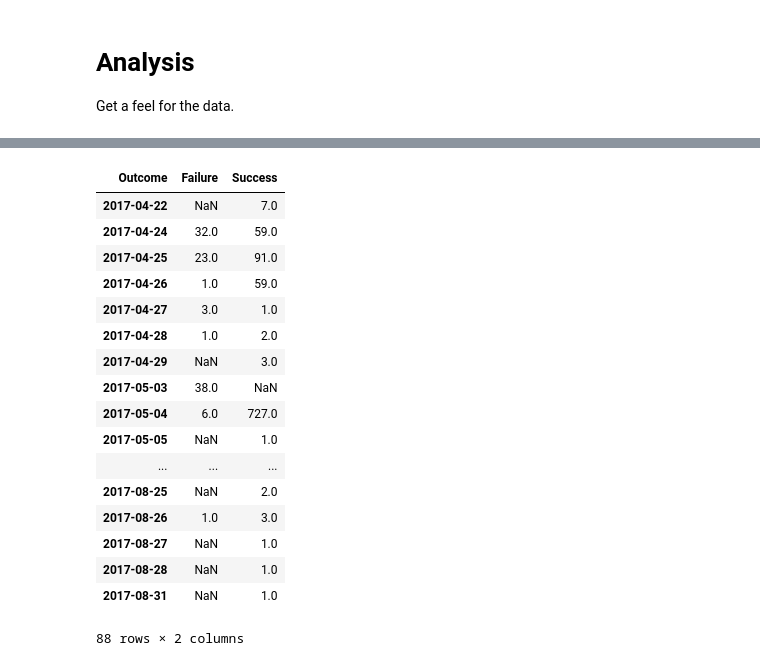
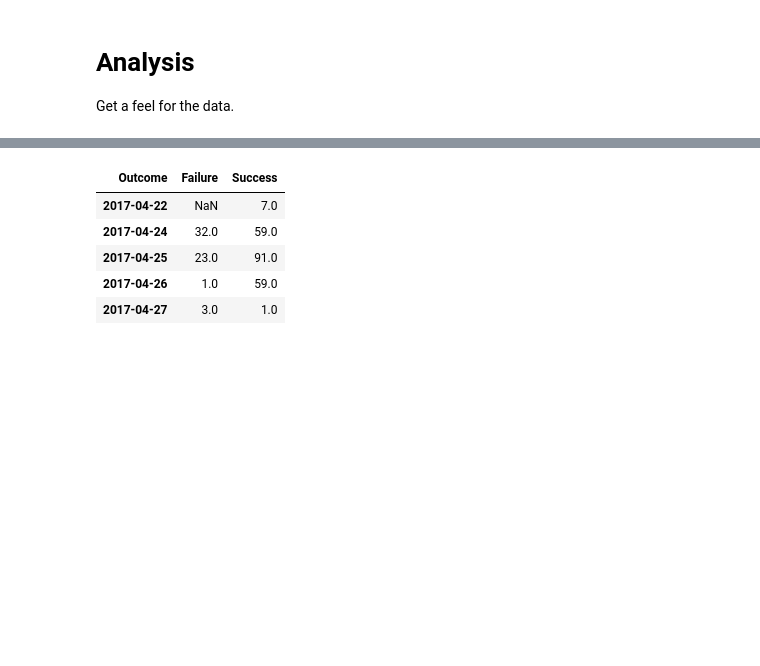
Before and after one commit to apinf/jupyter-api-log-analysis, a Jupyter notebook: API_log_analysis.ipynb, the cells around one changed output, grey strips where cells are left out. Cells and saved outputs as stored; diff of their text form; code cells hidden in the pictures; blank space fills up the shorter version.

```diff
--- a/API_log_analysis.ipynb
+++ b/API_log_analysis.ipynb
@@ -98,26 +92,14 @@ Length: 142, dtype: int64
 # %%
-# Group (count) success and failure messages by date, making sure success and failure are in own columns
+# Flatten grouped data, so each row has a failure and success column
 success_and_failure_over_time = api_logs.groupby([api_logs.index.date, 'Outcome']).size().unstack()
-success_and_failure_over_time
+success_and_failure_over_time.head()
 # %% [output]
 | Outcome | Failure | Success |
 | 2017-04-22 | NaN | 7.0 |
 | 2017-04-24 | 32.0 | 59.0 |
 | 2017-04-25 | 23.0 | 91.0 |
 | 2017-04-26 | 1.0 | 59.0 |
 | 2017-04-27 | 3.0 | 1.0 |
-| 2017-04-28 | 1.0 | 2.0 |
-| 2017-04-29 | NaN | 3.0 |
-| 2017-05-03 | 38.0 | NaN |
-| 2017-05-04 | 6.0 | 727.0 |
-| 2017-05-05 | NaN | 1.0 |
-| ... | ... | ... |
-| 2017-08-25 | NaN | 2.0 |
-| 2017-08-26 | 1.0 | 3.0 |
-| 2017-08-27 | NaN | 1.0 |
-| 2017-08-28 | NaN | 1.0 |
-| 2017-08-31 | NaN | 1.0 |
-88 rows × 2 columns
 # %%
 # Plot success and failure countes over time
 success_and_failure_chart = success_and_failure_over_time.plot(rot=45)
```
Also changed, not shown: parts of 4 cells of this notebook.
